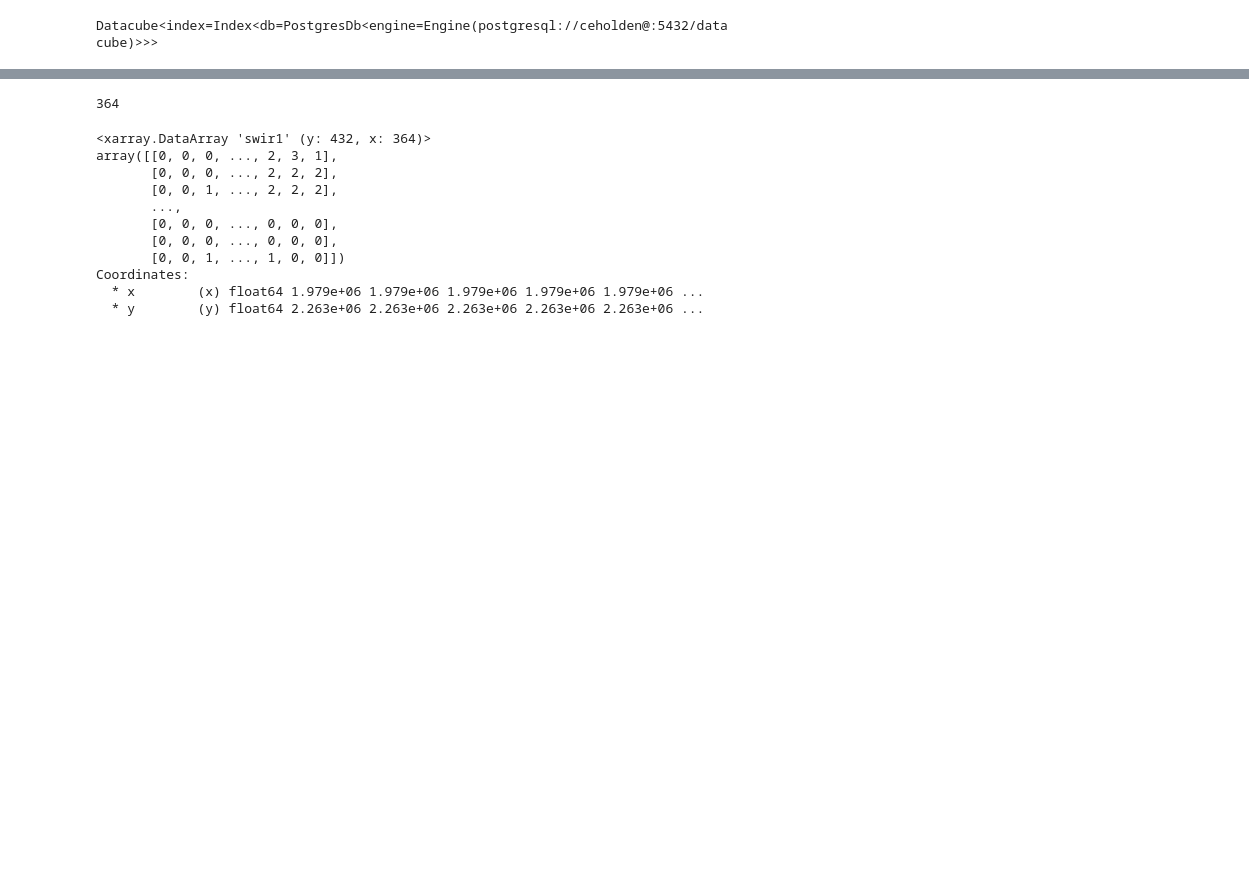
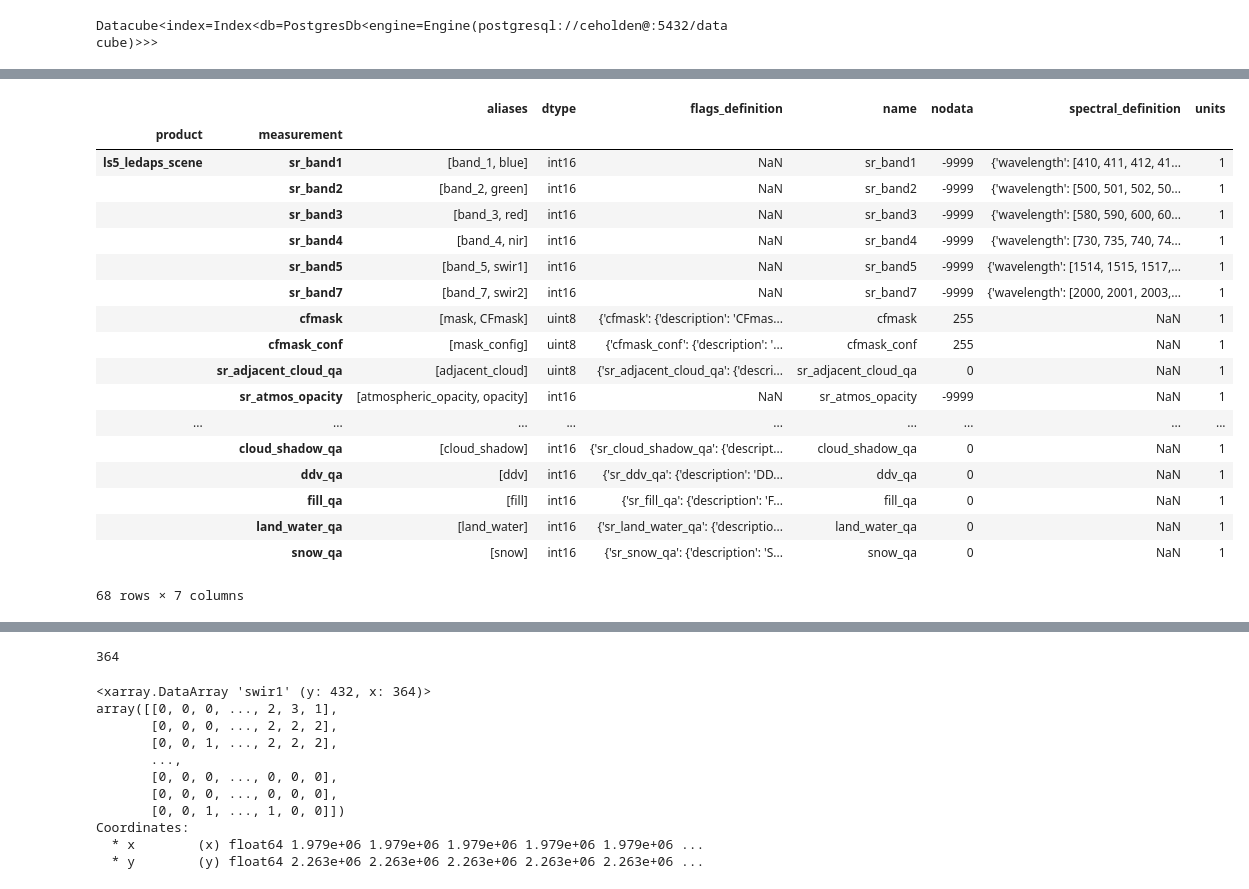
Before and after one commit to ceholden/agdc_config, a Jupyter notebook: notebooks/test_agdc.ipynb, the cells around one changed output, grey strips where cells are left out. Saved outputs shown, nothing was run; the diff lists cells and outputs as text; code cells hidden in the pictures; blank space fills up the shorter version.

```diff
--- a/notebooks/test_agdc.ipynb
+++ b/notebooks/test_agdc.ipynb
@@ -24,0 +28,22 @@ dc.list_products()
+# %%
+dc.list_measurements()
+# %% [output]
+|  |  | aliases | dtype | flags_definition | name | nodata | spectral_definition | units |
+| product | measurement |  |  |  |  |  |  |  |
+| ls5_ledaps_scene | sr_band1 | [band_1, blue] | int16 | NaN | sr_band1 | -9999 | {'wavelength': [410, 411, 412, 41... | 1 |
+|  | sr_band2 | [band_2, green] | int16 | NaN | sr_band2 | -9999 | {'wavelength': [500, 501, 502, 50... | 1 |
+|  | sr_band3 | [band_3, red] | int16 | NaN | sr_band3 | -9999 | {'wavelength': [580, 590, 600, 60... | 1 |
+|  | sr_band4 | [band_4, nir] | int16 | NaN | sr_band4 | -9999 | {'wavelength': [730, 735, 740, 74... | 1 |
+|  | sr_band5 | [band_5, swir1] | int16 | NaN | sr_band5 | -9999 | {'wavelength': [1514, 1515, 1517,... | 1 |
+|  | sr_band7 | [band_7, swir2] | int16 | NaN | sr_band7 | -9999 | {'wavelength': [2000, 2001, 2003,... | 1 |
+|  | cfmask | [mask, CFmask] | uint8 | {'cfmask': {'description': 'CFmas... | cfmask | 255 | NaN | 1 |
+|  | cfmask_conf | [mask_config] | uint8 | {'cfmask_conf': {'description': '... | cfmask_conf | 255 | NaN | 1 |
+|  | sr_adjacent_cloud_qa | [adjacent_cloud] | uint8 | {'sr_adjacent_cloud_qa': {'descri... | sr_adjacent_cloud_qa | 0 | NaN | 1 |
+|  | sr_atmos_opacity | [atmospheric_opacity, opacity] | int16 | NaN | sr_atmos_opacity | -9999 | NaN | 1 |
+| ... | ... | ... | ... | ... | ... | ... | ... | ... |
+|  | cloud_shadow_qa | [cloud_shadow] | int16 | {'sr_cloud_shadow_qa': {'descript... | cloud_shadow_qa | 0 | NaN | 1 |
+|  | ddv_qa | [ddv] | int16 | {'sr_ddv_qa': {'description': 'DD... | ddv_qa | 0 | NaN | 1 |
+|  | fill_qa | [fill] | int16 | {'sr_fill_qa': {'description': 'F... | fill_qa | 0 | NaN | 1 |
+|  | land_water_qa | [land_water] | int16 | {'sr_land_water_qa': {'descriptio... | land_water_qa | 0 | NaN | 1 |
+|  | snow_qa | [snow] | int16 | {'sr_snow_qa': {'description': 'S... | snow_qa | 0 | NaN | 1 |
+68 rows × 7 columns
```
Also changed, not shown: parts of 17 cells of this notebook.
